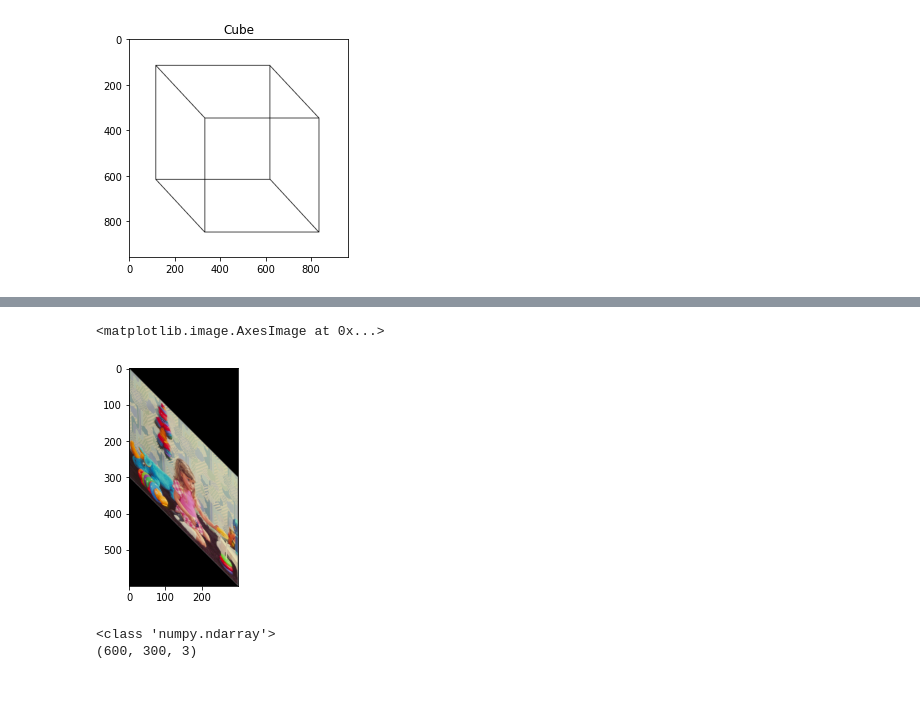
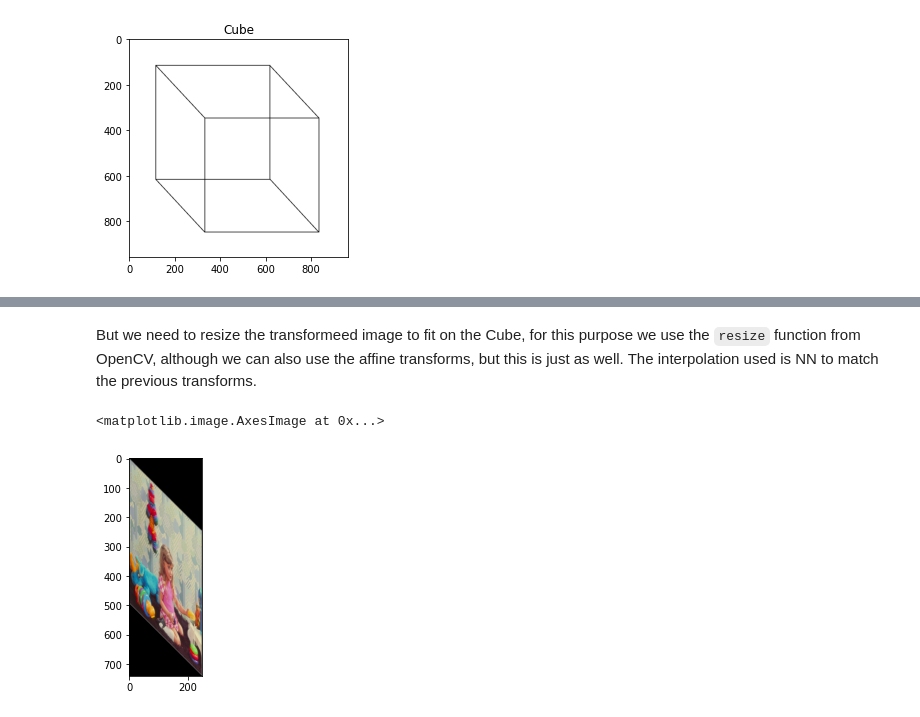
Before and after one commit to Af4rinz/CV-Codelets, a Jupyter notebook: Cube_Transform.ipynb, the cells around one changed output, grey strips where cells are left out. Cells and saved outputs as stored; diff of their text form; code cells hidden in the pictures; blank space fills up the shorter version.

```diff
--- a/Cube_Transform.ipynb
+++ b/Cube_Transform.ipynb
@@ -110,16 +135,13 @@ def scale(img, nr, nc):
-# %%
-girl_scaled = scale(girl_transformed, 600, 300)
-plt.imshow(girl_scaled)
-# %% [output]
-<matplotlib.image.AxesImage at 0x...>
-[figure, removed]
-# %%
-girl_scaled = np.asarray(girl_scaled)
-print(type(girl_scaled))
-print(girl_scaled.shape)
-# %% [output]
-<class 'numpy.ndarray'>
-(600, 300, 3)
+# %% [markdown]
+But we need to resize the transformeed image to fit on the Cube, for this purpose we use the `resize` function from OpenCV, although we can also use the affine transforms, but this is just as well.
+The interpolation used is NN to match the previous transforms.
+# %%
+import cv2
+girl_scaled = cv2.resize(girl_transformed, (242, 726), cv2.INTER_NEAREST)
+plt.imshow(girl_scaled)
+# %% [output]
+<matplotlib.image.AxesImage at 0x...>
+[figure, added]
 # %%
 mask = (girl_scaled != [0,0,0]).all(-1)
 plt.imshow(mask)
```
Also changed, not shown: parts of 14 cells of this notebook.
